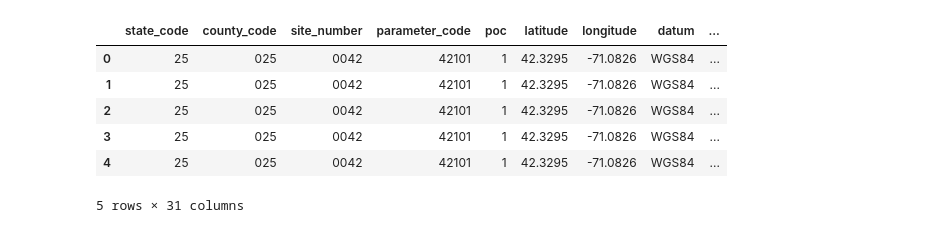
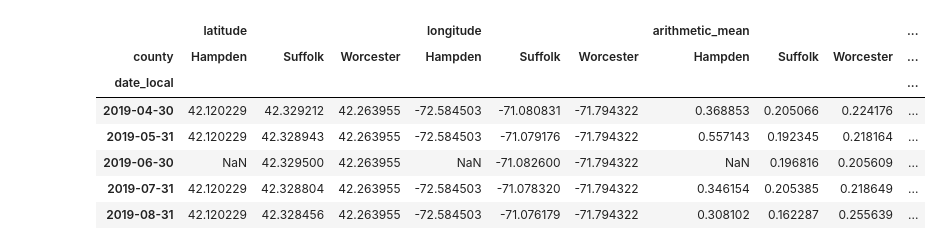
Before and after one commit to TrentELittle/BootcampProject1, a Jupyter notebook: project_main.ipynb, the cells around one changed output. Drawn from its saved outputs; the diff is of its cells as text; code cells hidden in the pictures.

```diff
--- a/project_main.ipynb
+++ b/project_main.ipynb
@@ -106,19 +94,27 @@ ny_df.head()
 # %%
-# Create a DataFrame for California and pull carbon monoxide data from API
-mass_params = {"email" : email_address, "key" : aqs_api_key, "param" : "42101",
-          "bdate" : "20200101", "edate" : "20200801", "state" : Massachusetts}
+# Create a DataFrame for Mass and pull carbon monoxide data from API
 
-# Call to url
-mass_response = requests.get(sample_data_url, params = mass_params).json()
-mass_data.append(mass_response)
+# Pull from 2019 and 2020 to merge, api does not allow pulls from multiple years together.
+#2019
+mass_params19 = {"email" : email_address, "key" : aqs_api_key, "param" : "42101",
+          "bdate" : "20190101", "edate" : "20191231", "state" : Massachusetts}
 
-mass_df = pd.DataFrame(mass_data[0]["Data"])
-mass_df.head()
+    # Call to url
+mass19_response = requests.get(daily_data_url, params = mass_params19).json()
+mass19_data.append(mass19_response)
+
+mass19_df = pd.DataFrame(mass19_data[0]["Data"])
+
+#2020
+mass_params20 = {"email" : email_address, "key" : aqs_api_key, "param" : "42101",
+          "bdate" : "20200101", "edate" : "20200401", "state" : Massachusetts}
+
+    # Call to url
+mass20_response = requests.get(daily_data_url, params = mass_params20).json()
+mass20_data.append(mass20_response)
+
+mass20_df = pd.DataFrame(mass20_data[0]["Data"])
+
+# Merge 2019 and 2020 data
+merge_mass_df = mass19_df.append(mass20_df)
+# merge_mass_df
-# %% [output]
-|  | state_code | county_code | site_number | parameter_code | poc | latitude | longitude | datum | ... |
-| 0 | 25 | 025 | 0042 | 42101 | 1 | 42.3295 | -71.0826 | WGS84 | ... |
-| 1 | 25 | 025 | 0042 | 42101 | 1 | 42.3295 | -71.0826 | WGS84 | ... |
-| 2 | 25 | 025 | 0042 | 42101 | 1 | 42.3295 | -71.0826 | WGS84 | ... |
-| 3 | 25 | 025 | 0042 | 42101 | 1 | 42.3295 | -71.0826 | WGS84 | ... |
-| 4 | 25 | 025 | 0042 | 42101 | 1 | 42.3295 | -71.0826 | WGS84 | ... |
-5 rows × 31 columns
@@ -124,0 +135,16 @@ mass_df.head()
+# %%
+# Convert the date_local in the index into 'datetime' format
+group_mass.index = pd.to_datetime(group_mass.index)
+
+# Average out data on a per month basis
+mass_monthly = group_mass.resample('M').mean()
+mass_monthly.head()
+# %% [output]
+|  | latitude |  |  | longitude |  |  | arithmetic_mean |  |  | ... |
+| county | Hampden | Suffolk | Worcester | Hampden | Suffolk | Worcester | Hampden | Suffolk | Worcester | ... |
+| date_local |  |  |  |  |  |  |  |  |  | ... |
+| 2019-04-30 | 42.120229 | 42.329212 | 42.263955 | -72.584503 | -71.080831 | -71.794322 | 0.368853 | 0.205066 | 0.224176 | ... |
+| 2019-05-31 | 42.120229 | 42.328943 | 42.263955 | -72.584503 | -71.079176 | -71.794322 | 0.557143 | 0.192345 | 0.218164 | ... |
+| 2019-06-30 | NaN | 42.329500 | 42.263955 | NaN | -71.082600 | -71.794322 | NaN | 0.196816 | 0.205609 | ... |
+| 2019-07-31 | 42.120229 | 42.328804 | 42.263955 | -72.584503 | -71.078320 | -71.794322 | 0.346154 | 0.205385 | 0.218649 | ... |
+| 2019-08-31 | 42.120229 | 42.328456 | 42.263955 | -72.584503 | -71.076179 | -71.794322 | 0.308102 | 0.162287 | 0.255639 | ... |
```
Also changed, not shown: parts of 11 cells of this notebook.
